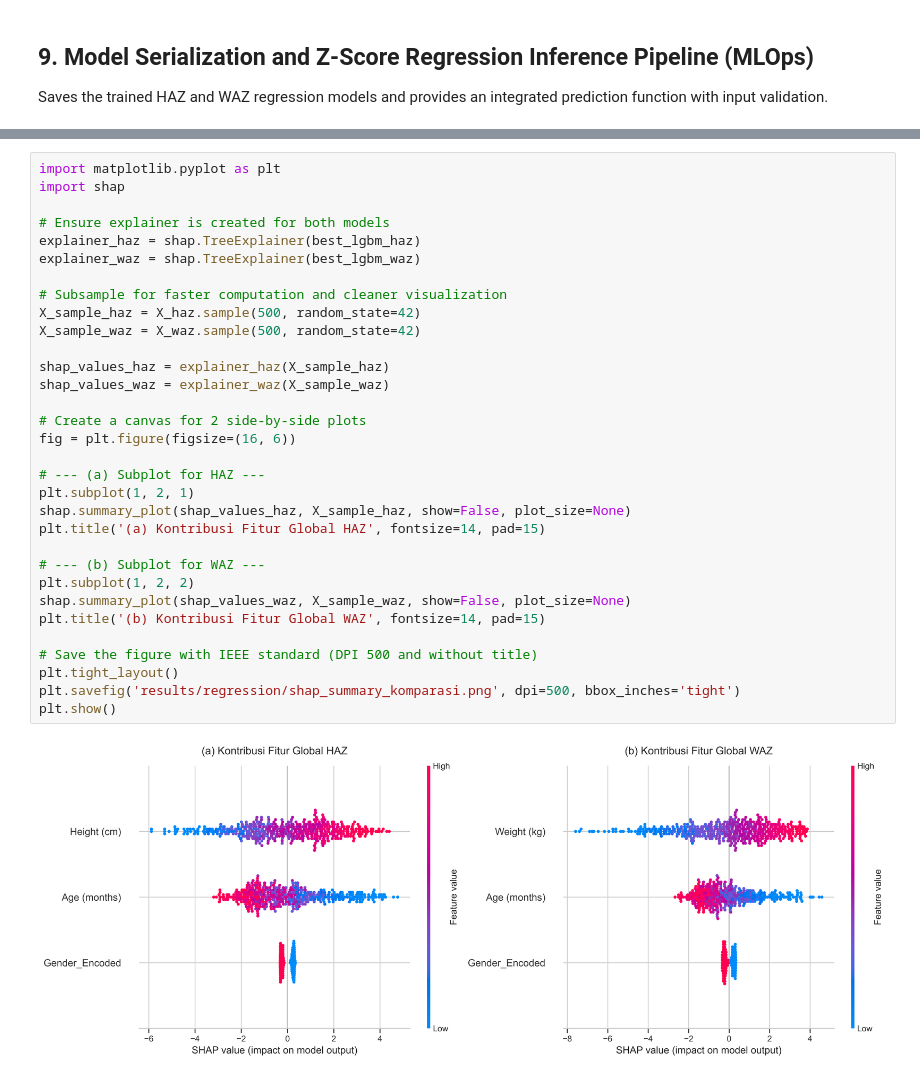
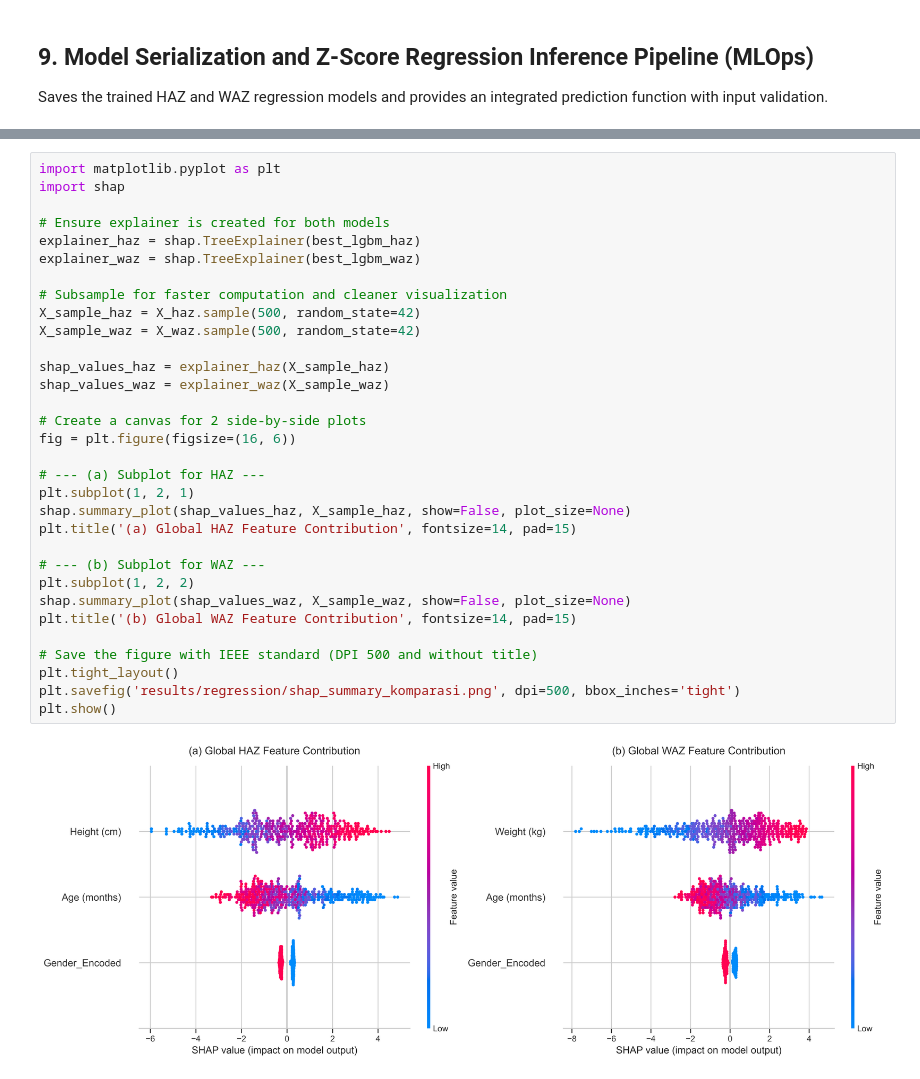
Before and after one commit to haerulyudaaditiya/Stunting-Detection-ML-Spatial-Analysis, a Jupyter notebook: Stunting_Regression_Analysis.ipynb, the cells around one changed output, grey strips where cells are left out. Cells and saved outputs as stored; diff of their text form.

```diff
--- a/Stunting_Regression_Analysis.ipynb
+++ b/Stunting_Regression_Analysis.ipynb
@@ -340,33 +340,33 @@ Child Z-Score Estimation - HAZ: -1.1427, WAZ: -0.7295
 import matplotlib.pyplot as plt
 import shap
 
 # Ensure explainer is created for both models
 explainer_haz = shap.TreeExplainer(best_lgbm_haz)
 explainer_waz = shap.TreeExplainer(best_lgbm_waz)
 
 # Subsample for faster computation and cleaner visualization
 X_sample_haz = X_haz.sample(500, random_state=42)
 X_sample_waz = X_waz.sample(500, random_state=42)
 
 shap_values_haz = explainer_haz(X_sample_haz)
 shap_values_waz = explainer_waz(X_sample_waz)
 
 # Create a canvas for 2 side-by-side plots
 fig = plt.figure(figsize=(16, 6))
 
 # --- (a) Subplot for HAZ ---
 plt.subplot(1, 2, 1)
 shap.summary_plot(shap_values_haz, X_sample_haz, show=False, plot_size=None)
-plt.title('(a) Kontribusi Fitur Global HAZ', fontsize=14, pad=15)
+plt.title('(a) Global HAZ Feature Contribution', fontsize=14, pad=15)
 
 # --- (b) Subplot for WAZ ---
 plt.subplot(1, 2, 2)
 shap.summary_plot(shap_values_waz, X_sample_waz, show=False, plot_size=None)
-plt.title('(b) Kontribusi Fitur Global WAZ', fontsize=14, pad=15)
+plt.title('(b) Global WAZ Feature Contribution', fontsize=14, pad=15)
 
 # Save the figure with IEEE standard (DPI 500 and without title)
 plt.tight_layout()
 plt.savefig('results/regression/shap_summary_komparasi.png', dpi=500, bbox_inches='tight')
 plt.show()
 # %% [output]
-[figure, old version]
+[figure, new version]
```
Also changed, not shown: parts of 4 cells of this notebook, 19 other files.
